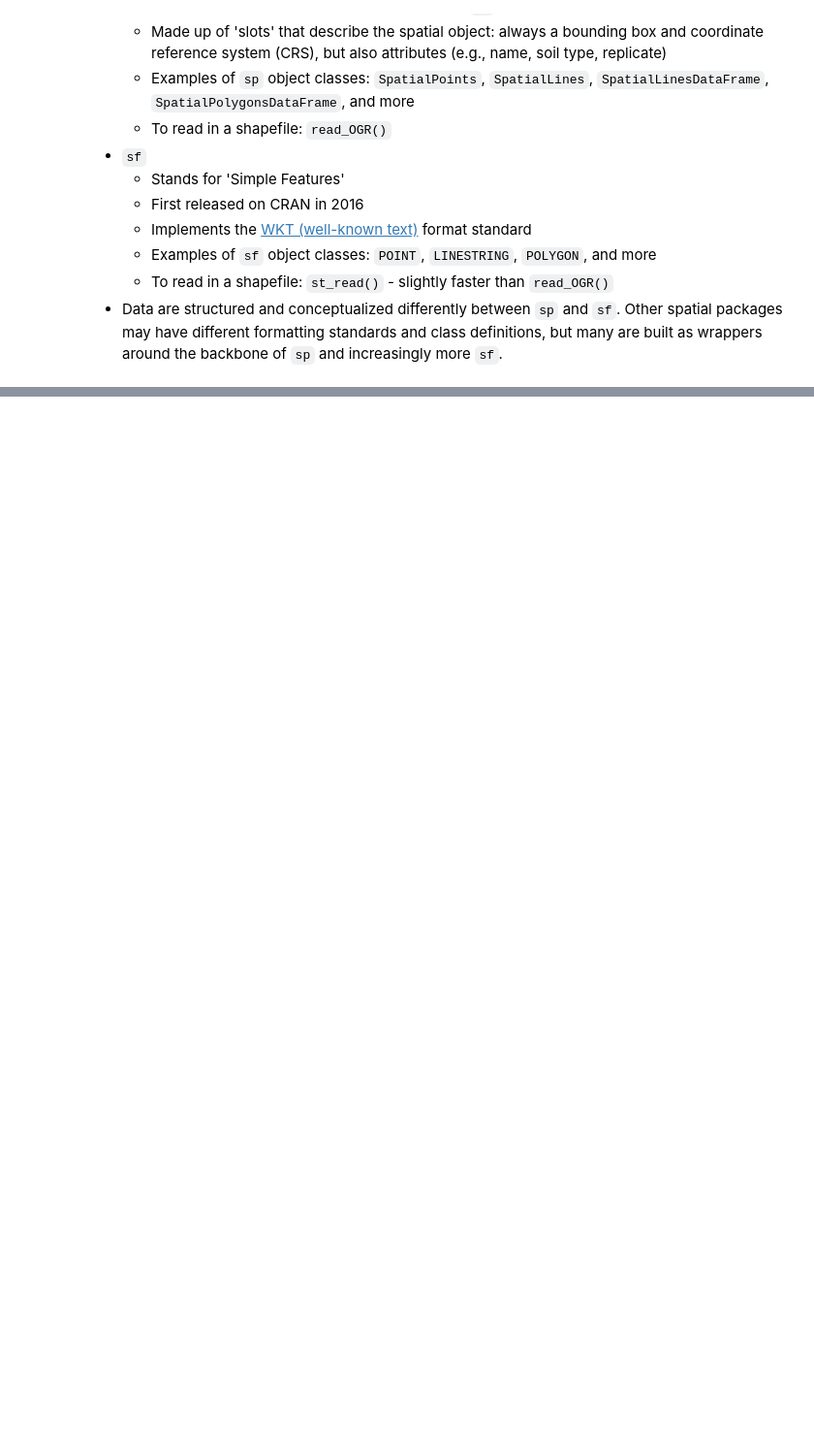
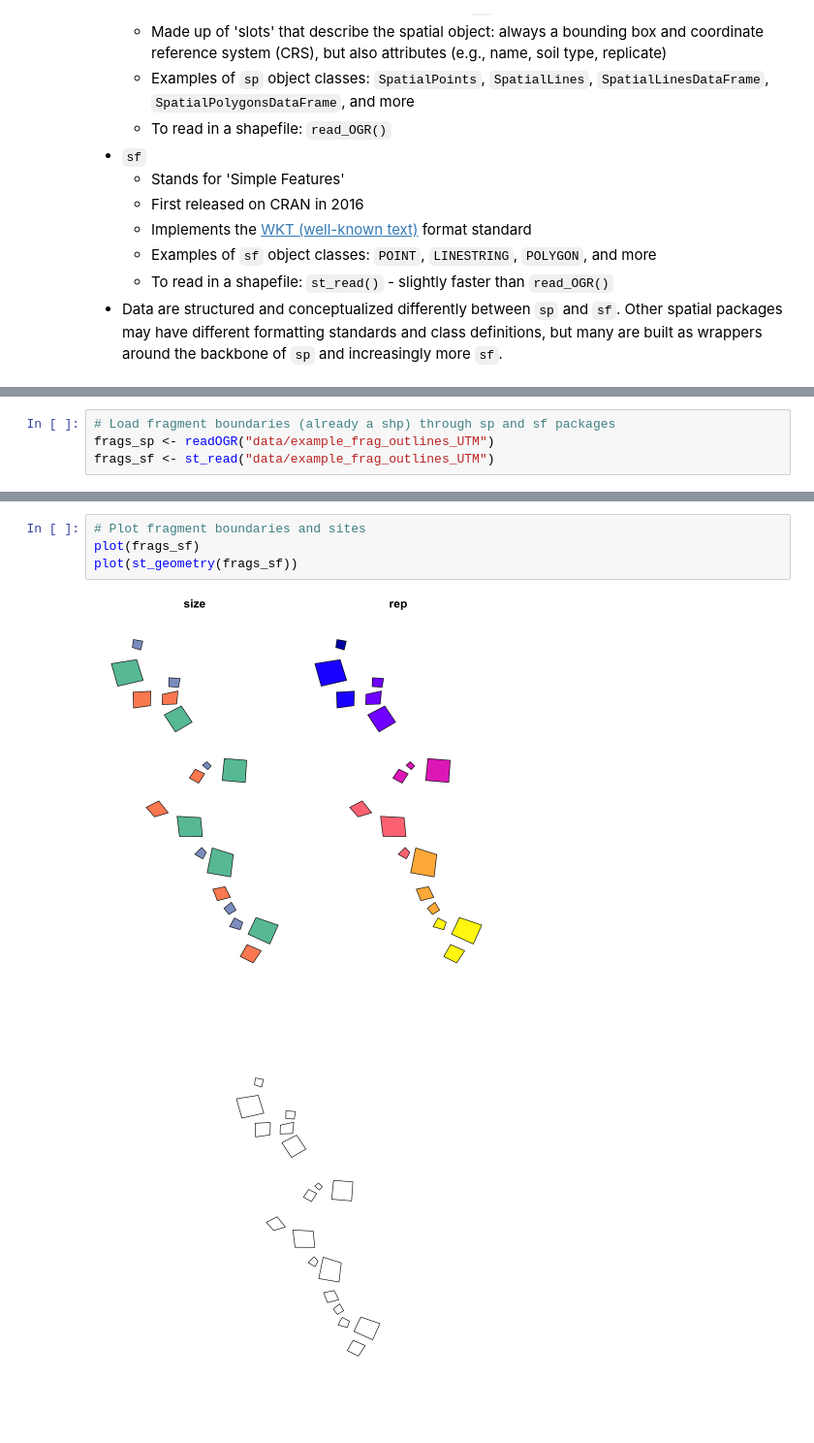
Before and after one commit to annaspiers/spatial-data_mapping_RLadies, a Jupyter notebook: tutorial.ipynb, the cells around one changed output, grey strips where cells are left out. Shown at 97% size. Saved outputs shown, nothing was run; the diff lists cells and outputs as text; blank space fills up the shorter version.

```diff
--- a/tutorial.ipynb
+++ b/tutorial.ipynb
@@ -140,0 +117,4 @@ To do
+# %%
+# Load fragment boundaries (already a shp) through sp and sf packages
+frags_sp <- readOGR("data/example_frag_outlines_UTM")
+frags_sf <- st_read("data/example_frag_outlines_UTM")
@@ -140,0 +208,7 @@ To do
+# %%
+# Plot fragment boundaries and sites
+plot(frags_sf)
+plot(st_geometry(frags_sf))
+# %% [output]
+[figure, added]
+[figure, added]
```
Also changed, not shown: parts of 24 cells of this notebook, 14 other files.
